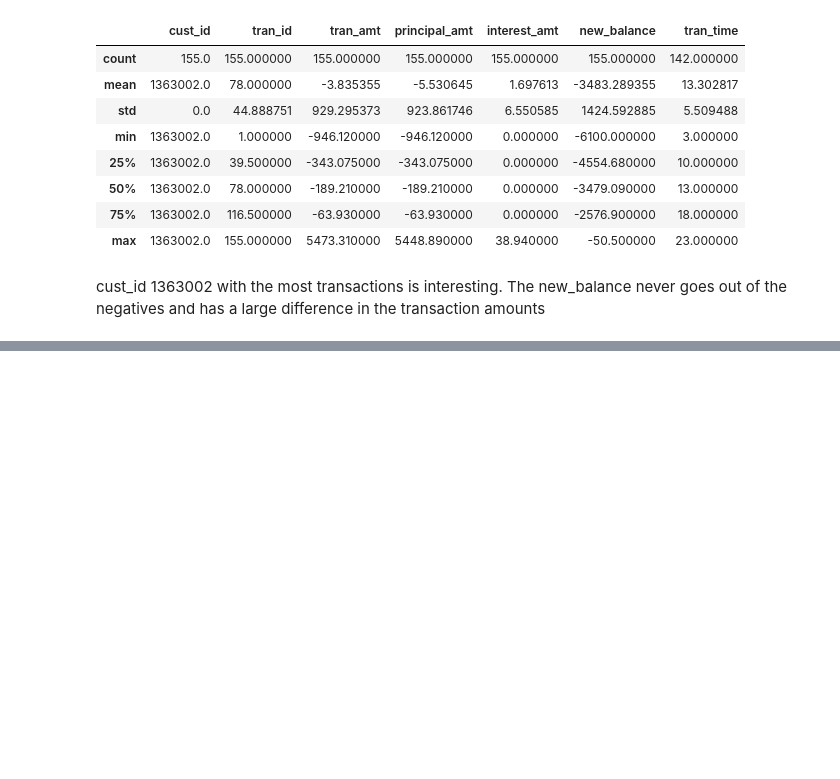
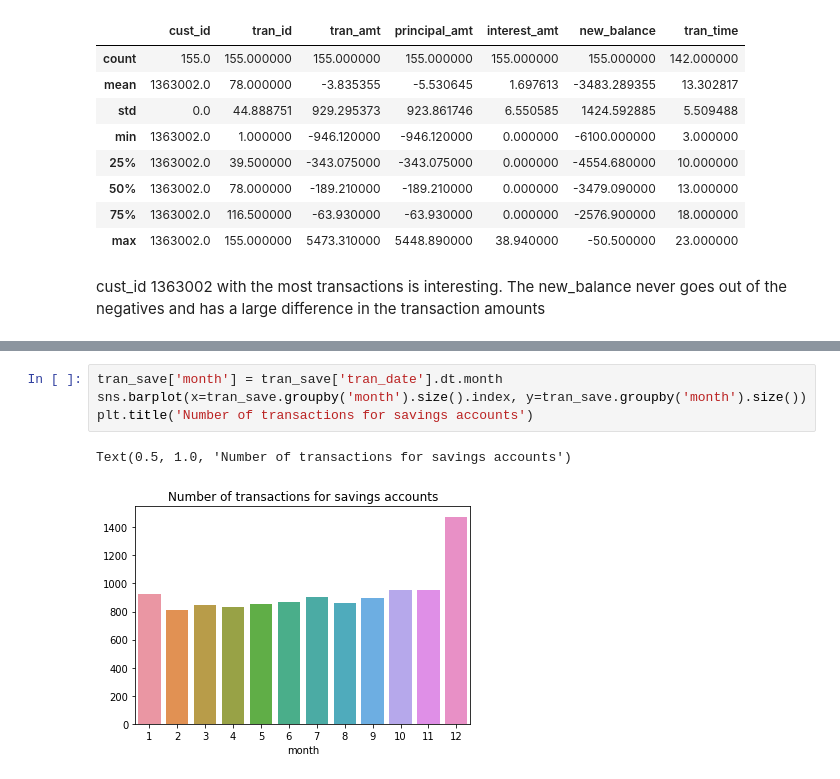
Before and after one commit to Malcolm-Q/mini-project-III, a Jupyter notebook: 2-EDA.ipynb, the cells around one changed output, grey strips where cells are left out. Cells and saved outputs as stored; diff of their text form; blank space fills up the shorter version.

```diff
--- a/2-EDA.ipynb
+++ b/2-EDA.ipynb
@@ -280,0 +305,7 @@ cust_id 1363002 with the most transactions is interesting. The new_balance never
+# %%
+tran_save['month'] = tran_save['tran_date'].dt.month
+sns.barplot(x=tran_save.groupby('month').size().index, y=tran_save.groupby('month').size())
+plt.title('Number of transactions for savings accounts')
+# %% [output]
+Text(0.5, 1.0, 'Number of transactions for savings accounts')
+[figure, added]
```
Also changed, not shown: parts of 27 cells of this notebook, 10 other files.
